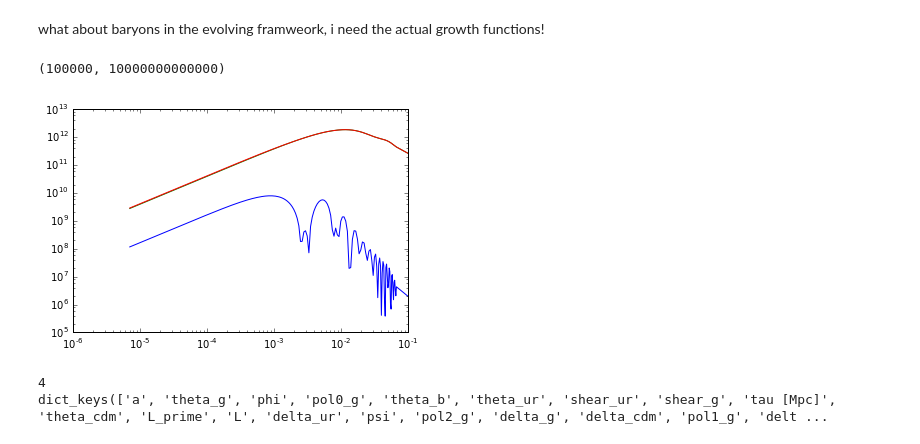
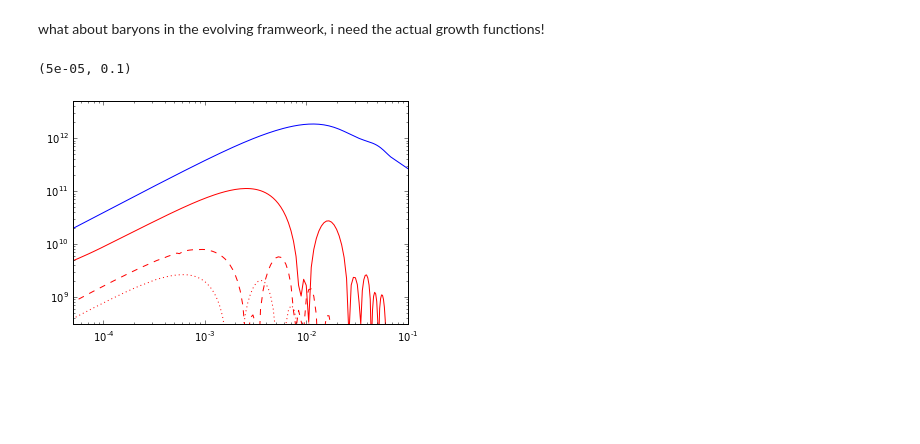
Before and after one commit to ThomasTram/CLASSmods, a Jupyter notebook: Plot_Spatial_Gauge.ipynb, the cells around one changed output. Saved outputs shown, nothing was run; the diff lists cells and outputs as text; code cells hidden in the pictures; blank space fills up the shorter version.

```diff
--- a/Plot_Spatial_Gauge.ipynb
+++ b/Plot_Spatial_Gauge.ipynb
@@ -53,0 +185,10 @@ plt.ylim([0.0001,1000000])
+# %%
+k = tks0_100['k (h/Mpc)']*cosmo500.h()
+plt.loglog(k,np.abs(tks0_100['L_prime']/tks0_100['L_prime']  *tks0_100['L'] ),'b',
+           k,np.abs(tks0_100['L_prime']/tks5_100['L_prime']  *tks5_100['L'] ),'r',
+          k,np.abs(tks0_100['L_prime']/tks10_100['L_prime'] *tks10_100['L'] ),'r--',
+          k,np.abs(tks0_100['L_prime']/tks50_100['L_prime']*tks50_100['L'] ),'r-.',
+           k,np.abs(tks0_100['L_prime']/tks75_100['L_prime']*tks75_100['L'] ),'r:'
+          )
+plt.ylim([1,1000])
+plt.xlim([0.0001,0.05])
@@ -54,7 +198,9 @@ plt.ylim([0.0001,1000000])
 # %%
-k = tks0['k (h/Mpc)']*cosmo.h()
-plt.loglog(k,np.abs( tks0['L']),
-           k,np.abs( tks0['L_prime'] ),
-           k,np.abs(1/k* tks0['d_cdm'] ))
-plt.ylim([0.1,1000000])
+k = tks0_100['k (h/Mpc)']*cosmo500.h()
+plt.loglog(
+           k,np.abs( tks0_100['L'] ),'b',
+           k,np.abs( tks0_50['L'] ),'b--'
+          )
+plt.ylim([1,1000])
+plt.xlim([0.0001,0.05])
 # %% [output]
@@ -74,20 +209,18 @@ plt.ylim([1,500])
 # %% [markdown]
 what about baryons in the evolving framweork, i need the actual growth functions!
 # %%
-k = tks0['k (h/Mpc)']*cosmo.h()
+k = tks0_100['k (h/Mpc)']*cosmo500.h()
 plt.loglog(
-           k,np.abs((tks0['L_prime']- k*tks0['L']) *(tks0['L_prime'] - k*tks0['L']) /k/k/k - tks0['L_prime']*tks0['L_prime'] /k/k/k),
-           k,np.abs(tks0['L_prime']*tks0['L_prime'] /k/k/k),
-           k,np.abs((tks0['L_prime']- k*tks0['L']) *(tks0['L_prime'] - k*tks0['L']) /k/k/k))
-plt.ylim([100000,10000000000000])
+           k,np.abs((tks0_500['L_prime']- k*tks0_500['L']) *(tks0_500['L_prime'] - k*tks0_500['L']) /k/k/k
+                    - tks0_500['L_prime']*tks0_500['L_prime'] /k/k/k),'r',
+           k,np.abs((tks0_100['L_prime']- k*tks0_100['L']) *(tks0_100['L_prime'] - k*tks0_100['L']) /k/k/k
+                    - tks0_100['L_prime']*tks0_100['L_prime'] /k/k/k),'r--',
+           k,np.abs((tks0_50['L_prime']- k*tks0_50['L']) *(tks0_50['L_prime'] - k*tks0_50['L']) /k/k/k
+                    - tks0_50['L_prime']*tks0_50['L_prime'] /k/k/k),'r:',
+           k,np.abs((tks0_0['L_prime']) *(tks0_0['L_prime'] ) /k/k/k),'b'
+            )
+plt.ylim([300000000,5000000000000])
+plt.xlim([0.00005,0.1])
 # %% [output]
-(100000, 10000000000000)
+(5e-05, 0.1)
-[figure, old version]
+[figure, new version]
-# %%
-pts = cosmo.get_perturbations()['scalar']
-print len(pts)
-pt = pts[1]
-print pt.viewkeys()
-# %% [output]
-4
-dict_keys(['a', 'theta_g', 'phi', 'pol0_g', 'theta_b', 'theta_ur', 'shear_ur', 'shear_g', 'tau [Mpc]', 'theta_cdm', 'L_prime', 'L', 'delta_ur', 'psi', 'pol2_g', 'delta_g', 'delta_cdm', 'pol1_g', 'delt ...
```
Also changed, not shown: parts of 16 cells of this notebook, 4 other files.
